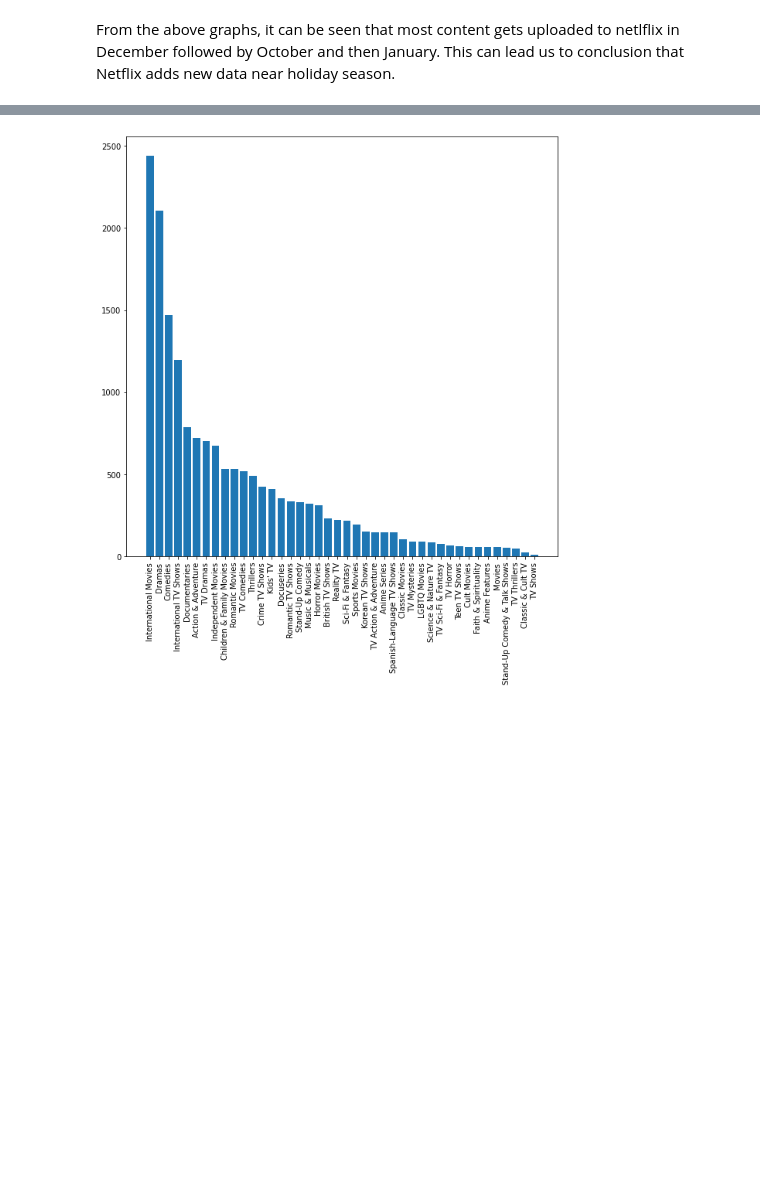
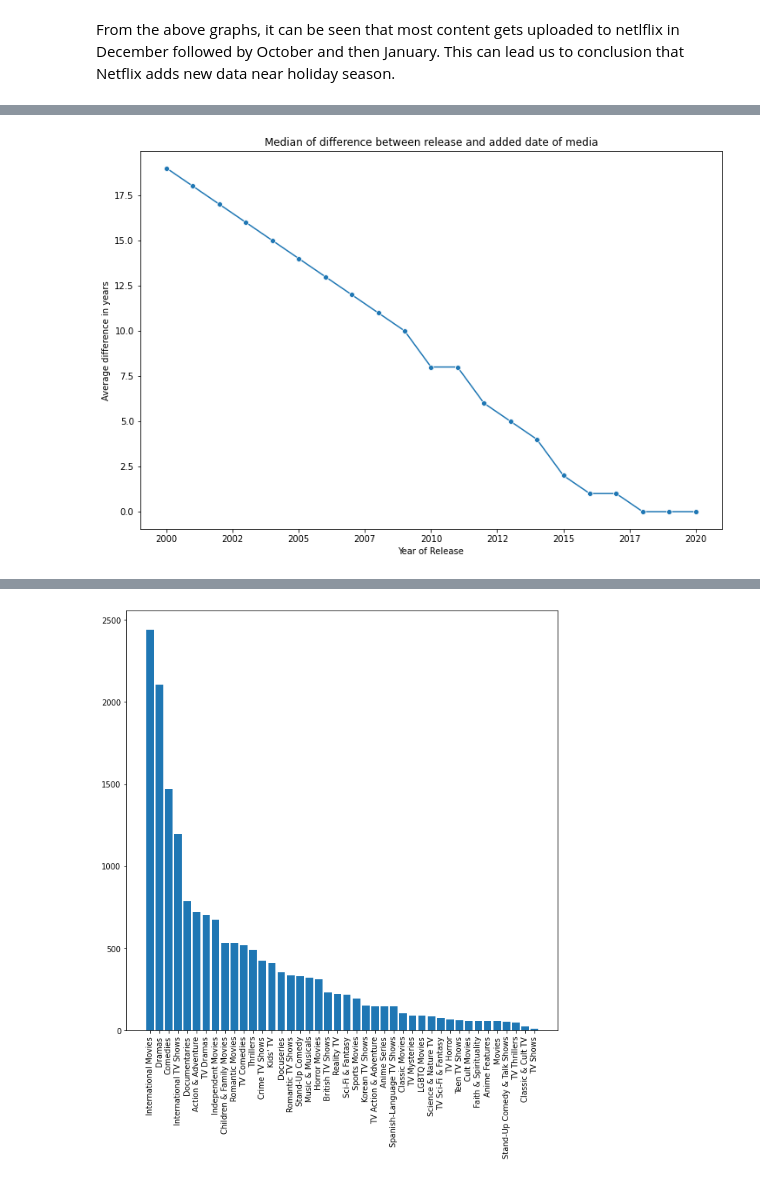
Before and after one commit to Ramshah1/Netflix-Data-Analysis, a Jupyter notebook: netflix_analysis.ipynb, the cells around one changed output, grey strips where cells are left out. Drawn from its saved outputs; the diff is of its cells as text; code cells hidden in the pictures; blank space fills up the shorter version.

```diff
--- a/netflix_analysis.ipynb
+++ b/netflix_analysis.ipynb
@@ -347,9 +137,0 @@ plt.show()
-# %%
-release_diff = {}
-for i in range(2000, 2021):
-    rows = df[df['release_year'] ==i ]
-    diff = (rows['added_year'] - rows['release_year']).mean()
-    release_diff[i] = diff
-
-diff_series = pd.Series(release_diff)
-diff_series
@@ -460,0 +161,10 @@ print(sorted_genres)
+# %%
+diff_med  = {}
+
+for i in range(2000, 2021):
+    rows = df[df['release_year'] ==i ]
+    dif = rows['added_year'].median() - i
+    diff_med[i] = dif
+
+diff_median = pd.Series(diff_med)
+diff_median
@@ -460,0 +189,9 @@ print(sorted_genres)
+# %%
+from  matplotlib.ticker import FuncFormatter
+plt.figure(figsize=(12 , 8))
+ax = sns.lineplot(data=diff_median, marker='o')
+ax.xaxis.set_major_formatter(FuncFormatter(lambda x, _: int(x)))
+ax.set(xlabel='Year of Release', ylabel='Average difference in years', title='Median of difference between release and added date of media')
+plt.show()
+# %% [output]
+[figure, added]
```
Also changed, not shown: parts of 55 cells of this notebook.
